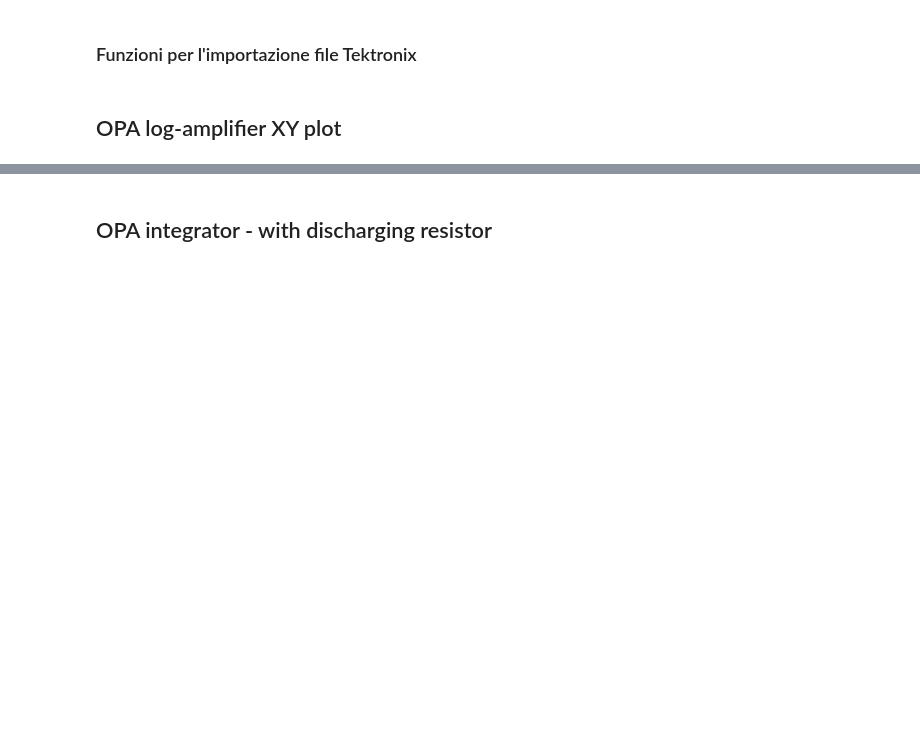
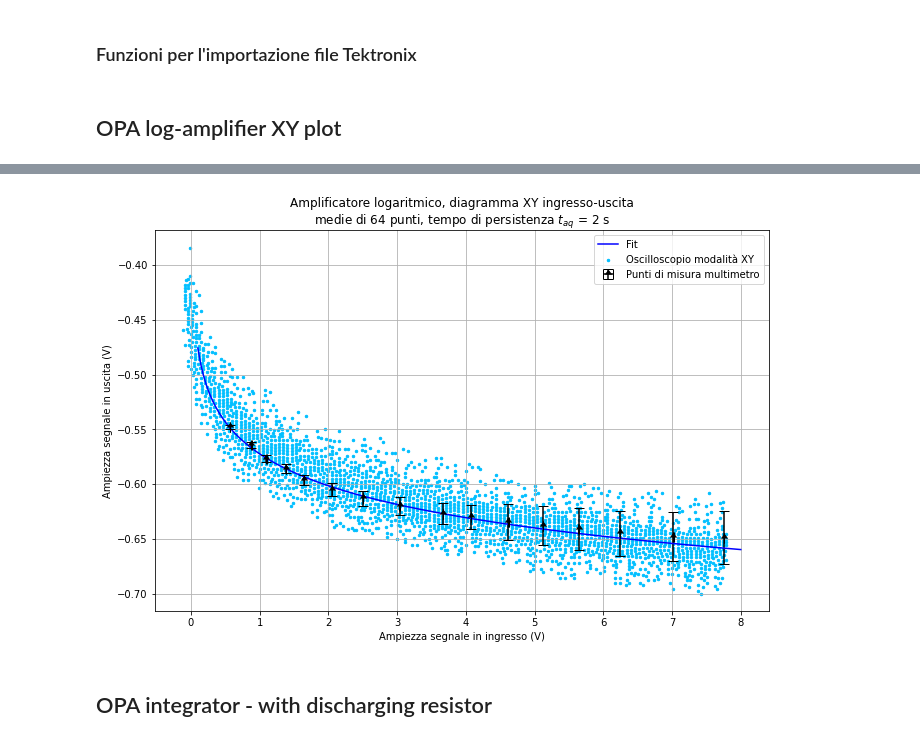
Before and after one commit to valeriopagliarino/Electronics-2021-UNITO-Public, a Jupyter notebook: analysis/2_OPA_integ_deriv_log.ipynb, the cells around one changed output, grey strips where cells are left out. Cells and saved outputs as stored; diff of their text form; code cells hidden in the pictures; blank space fills up the shorter version.

```diff
--- a/analysis/2_OPA_integ_deriv_log.ipynb
+++ b/analysis/2_OPA_integ_deriv_log.ipynb
@@ -154,3 +203,21 @@ plt.savefig(f"{OUTPUTDIR}/OPA-log-AMP-XY.pdf")
+# %%
+fig, ax = plt.subplots(nrows = 1, ncols = 1, figsize=(11, 7))
+x_fit   = np.linspace(0.1, 8, 200)
+y_fit   = - 2 * fit_f.GetParameter(0) * np.log(x_fit / (1995 * fit_f.GetParameter(1)))
+ax.scatter(x_data, y_data, s=6, color="deepskyblue", label = "Oscilloscopio modalità XY")
+ax.plot(x_fit, y_fit, "blue", label = "Fit")
+ax.errorbar(df_data['Vin [V]'], df_data['Vout [V]'], df_errors['Vin [V]'] / 2, df_errors['Vout [V]'] / 2,
+            color = "black", label = "Punti di misura multimetro", linestyle = "none", marker = 10, capsize=5)
+
+ax.set(xlabel='Ampiezza segnale in ingresso (V)', ylabel='Ampiezza segnale in uscita (V)',
+       title='Amplificatore logaritmico, diagramma XY ingresso-uscita\nmedie di 64 punti, tempo di persistenza $t_{aq}$ = 2 s')
+
+ax.grid()
+ax.legend()
+
+plt.savefig(f"{OUTPUTDIR}/OPA-log-fitted.pdf")
+# %% [output]
+[figure, added]
 # %% [markdown]
 ## OPA integrator - with discharging resistor
 # %%
```
Also changed, not shown: parts of 6 cells of this notebook.
